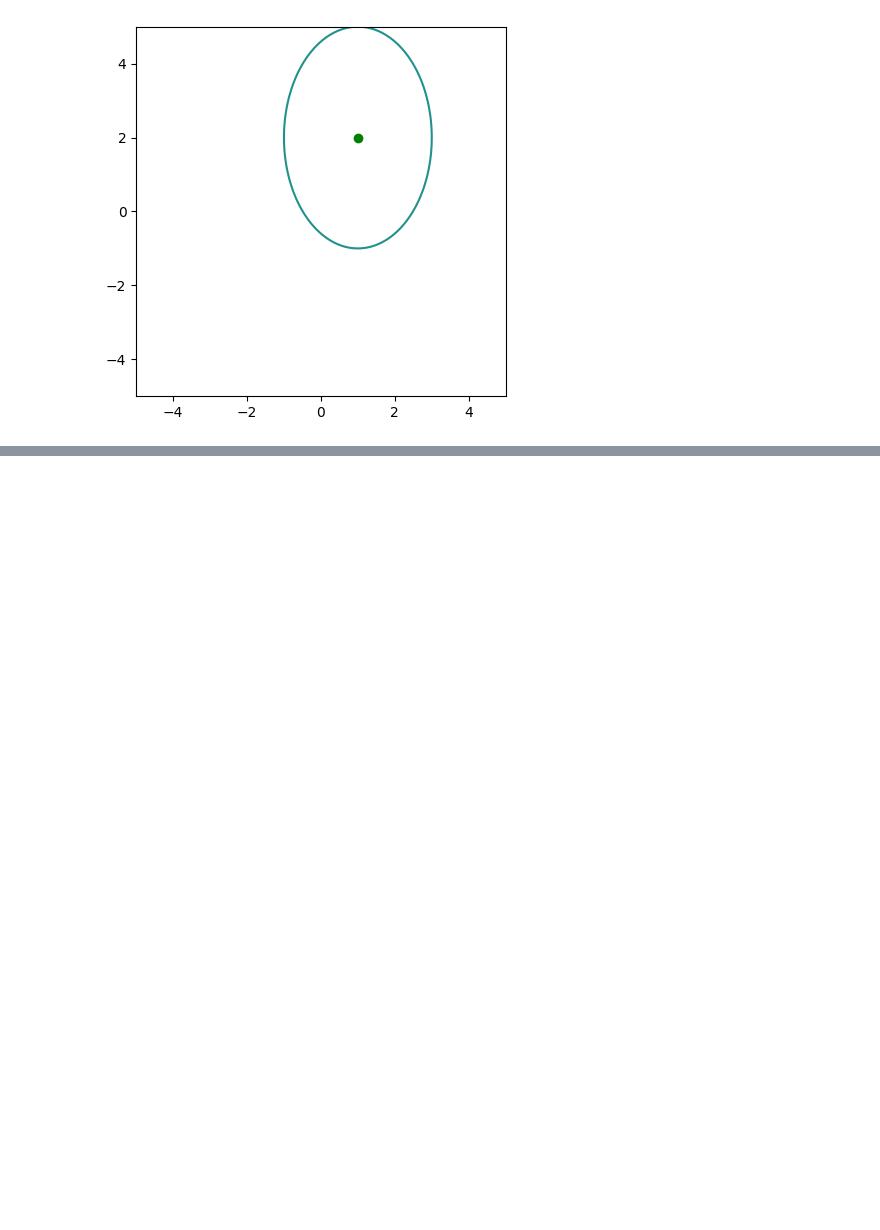
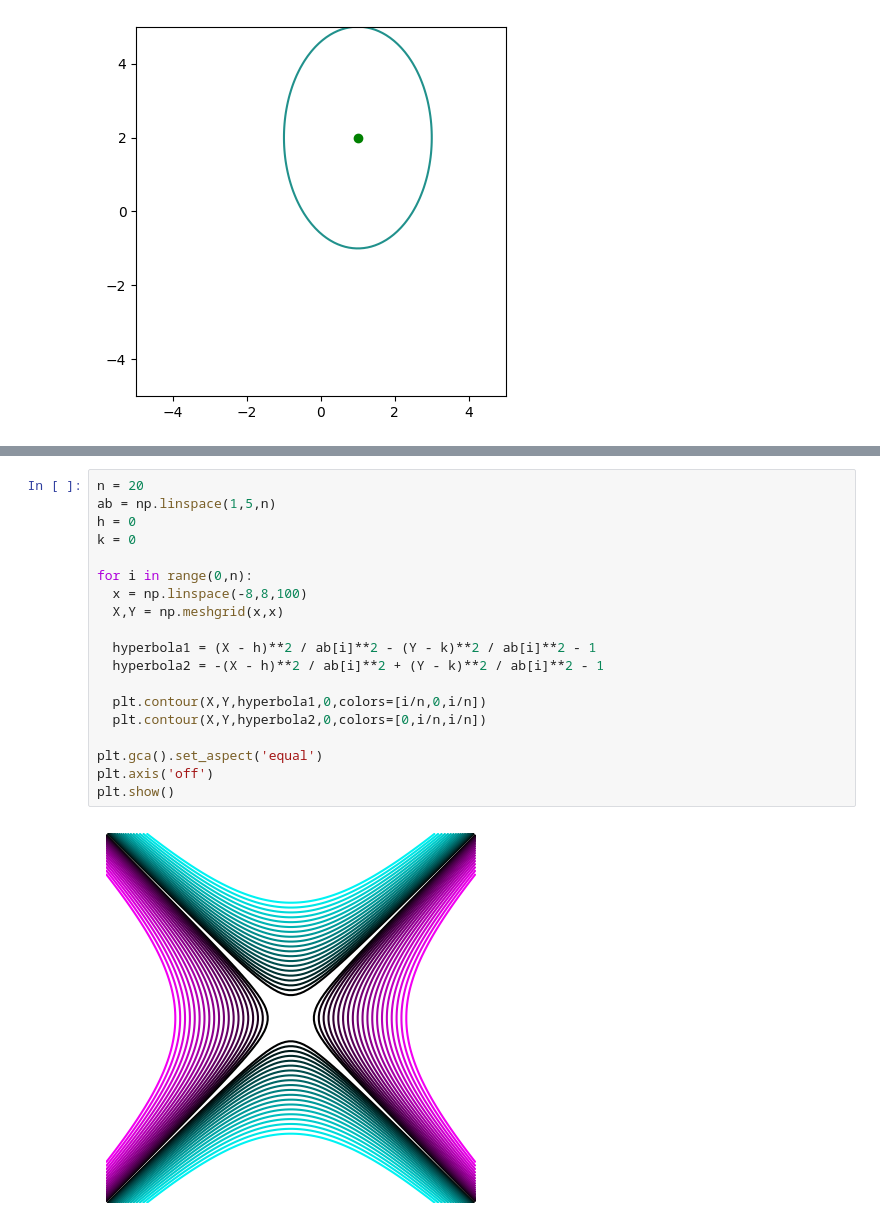
Before and after one commit to rtharris619/ProjectMath, a Jupyter notebook: ConicSections/graphing_conic_sections.ipynb, the cells around one changed output, grey strips where cells are left out. Saved outputs shown, nothing was run; the diff lists cells and outputs as text; blank space fills up the shorter version.

```diff
--- a/ConicSections/graphing_conic_sections.ipynb
+++ b/ConicSections/graphing_conic_sections.ipynb
@@ -190,0 +239,21 @@ plt.show()
+# %%
+n = 20
+ab = np.linspace(1,5,n)
+h = 0
+k = 0
+
+for i in range(0,n):
+  x = np.linspace(-8,8,100)
+  X,Y = np.meshgrid(x,x)
+
+  hyperbola1 = (X - h)**2 / ab[i]**2 - (Y - k)**2 / ab[i]**2 - 1
+  hyperbola2 = -(X - h)**2 / ab[i]**2 + (Y - k)**2 / ab[i]**2 - 1
+
+  plt.contour(X,Y,hyperbola1,0,colors=[i/n,0,i/n])
+  plt.contour(X,Y,hyperbola2,0,colors=[0,i/n,i/n])
+
+plt.gca().set_aspect('equal')
+plt.axis('off')
+plt.show()
+# %% [output]
+[figure, added]
```
Also changed, not shown: parts of 3 cells of this notebook.
